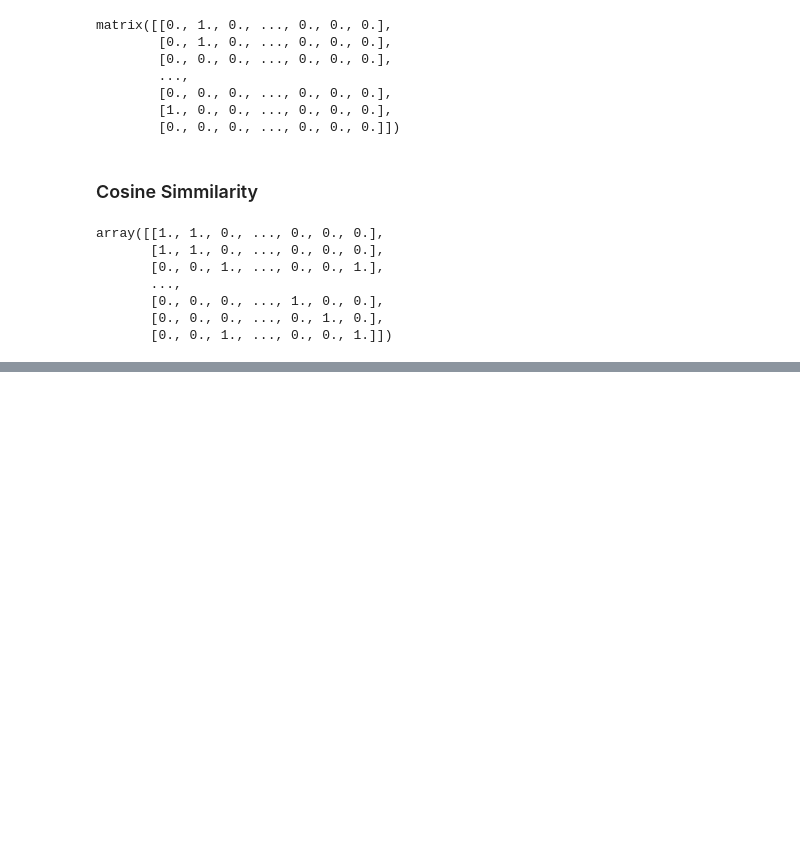
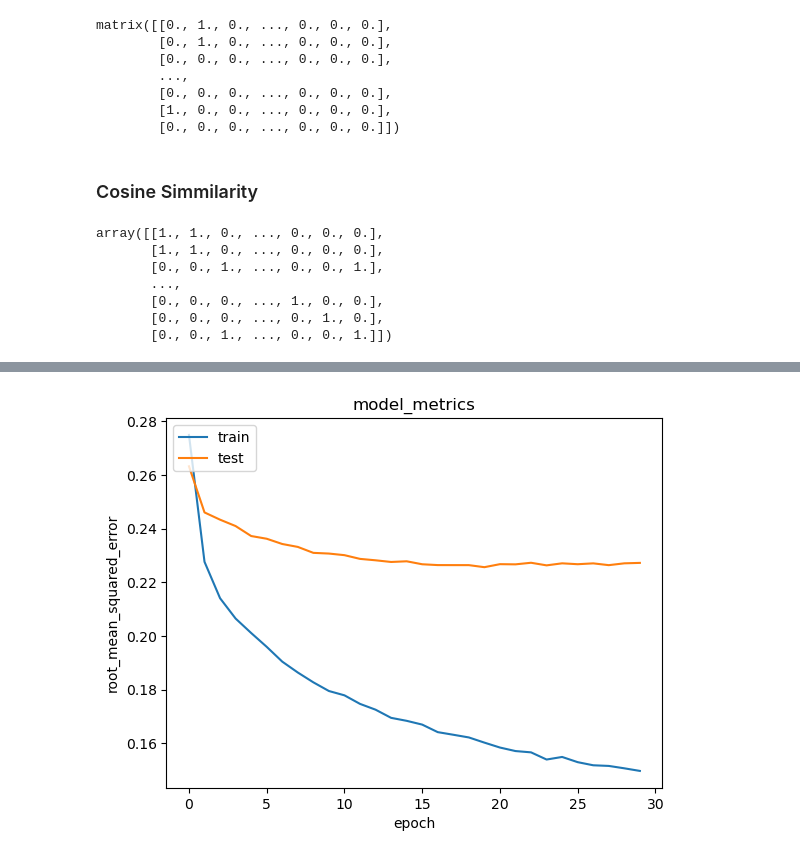
Before and after one commit to umartils/movies_recommendation_systems, a Jupyter notebook: netflix_recommendation_system.ipynb, the cells around one changed output, grey strips where cells are left out. Cells and saved outputs as stored; diff of their text form; code cells hidden in the pictures; blank space fills up the shorter version.

```diff
--- a/netflix_recommendation_system.ipynb
+++ b/netflix_recommendation_system.ipynb
@@ -368,0 +465,14 @@ genre_cosin_df.sample(5, axis=1).sample(5, axis=0)
+# %%
+X = clean_ratings_random[['user', 'movies']].values
+
+y = clean_ratings_random['rating'].apply(lambda x: (x - min_rating) / (max_rating - min_rating)).values
+# %%
+train_indices = int(0.8 * clean_ratings_random.shape[0])
+x_train, x_val, y_train, y_val = (
+    X[:train_indices],
+    X[train_indices:],
+    y[:train_indices],
+    y[train_indices:]
+)
+
+print(X, y)
@@ -368,0 +579,19 @@ genre_cosin_df.sample(5, axis=1).sample(5, axis=0)
+# %%
+model = RecommenderNet(jumlah_users, jumlah_movies, 50) # inisialisasi model
+
+# model compile
+model.compile(
+    loss = tf.keras.losses.BinaryCrossentropy(),
+    optimizer = keras.optimizers.Adam(learning_rate=0.001),
+    metrics=[tf.keras.metrics.RootMeanSquaredError()]
+)
+# %%
+# Memulai training
+
+history = model.fit(
+    x = x_train,
+    y = y_train,
+    batch_size = 8,
+    epochs = 30,
+    validation_data = (x_val, y_val)
+)
@@ -368,0 +616,10 @@ genre_cosin_df.sample(5, axis=1).sample(5, axis=0)
+# %%
+plt.plot(history.history['root_mean_squared_error'])
+plt.plot(history.history['val_root_mean_squared_error'])
+plt.title('model_metrics')
+plt.ylabel('root_mean_squared_error')
+plt.xlabel('epoch')
+plt.legend(['train', 'test'], loc='upper left')
+plt.show()
+# %% [output]
+[figure, added]
```
Also changed, not shown: parts of 30 cells of this notebook.
